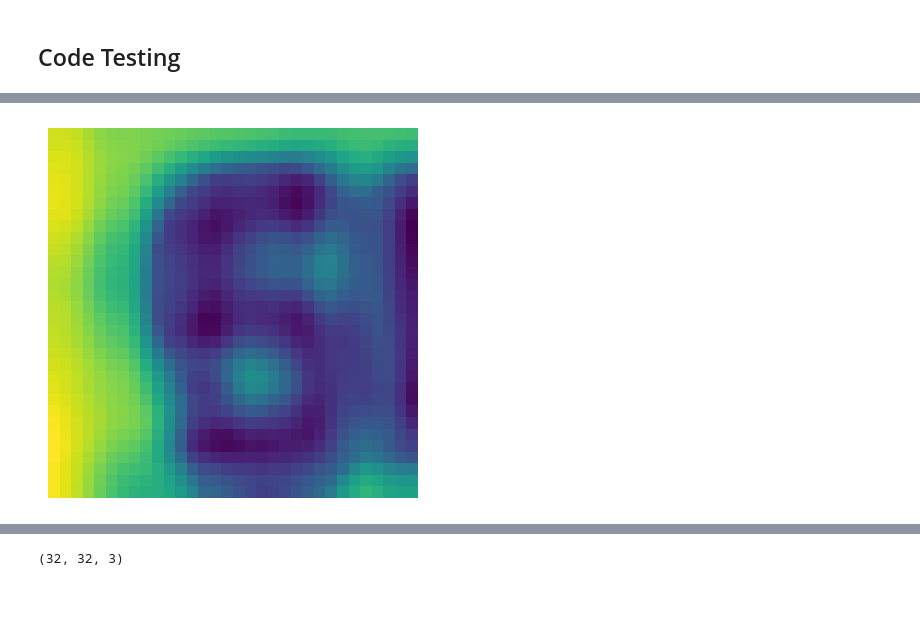
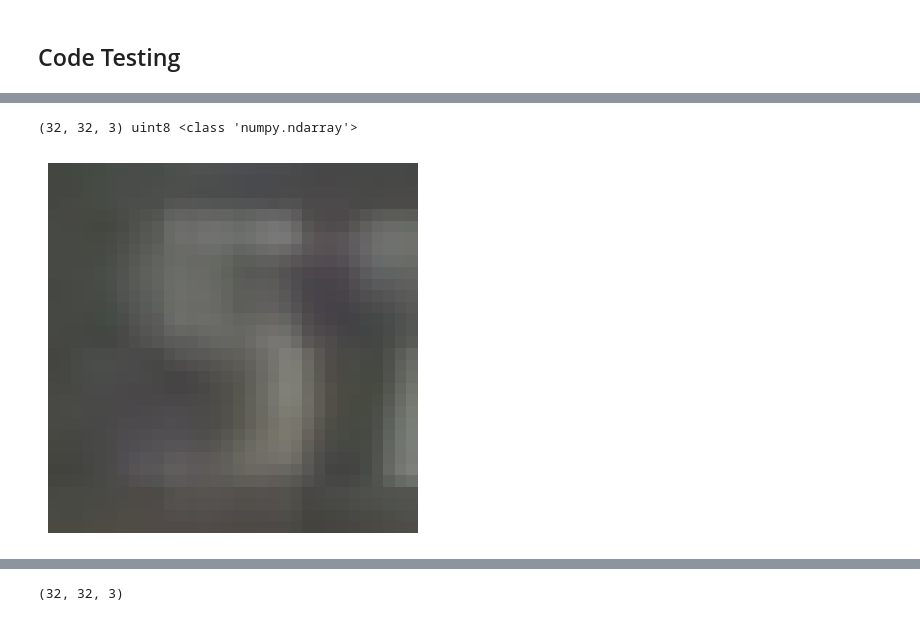
Before and after one commit to TheTrooper83/Final_project_2024, a Jupyter notebook: Model/Feature Protype.ipynb, the cells around one changed output, grey strips where cells are left out. Drawn from its saved outputs; the diff is of its cells as text; code cells hidden in the pictures.

```diff
--- a/Model/Feature Protype.ipynb
+++ b/Model/Feature Protype.ipynb
@@ -867,20 +921,20 @@ kernel = np.ones((7, 7))
 # %%
 import tensorflow_io as tfio
 
-image = X_train_reshaped[0, :, :, :]
+image = X_train_reshaped[2, :, :, :]
 # image = X_train_normalized[0, :, :, :]
 
-yuv = tfio.experimental.color.rgb_to_yuv(image)
 
 
-# print(yuv.shape, yuv.dtype)
+# yuv = tfio.experimental.color.rgb_to_yuv(image)
+image = image.astype('uint8')
 
-# yuv[:,:,0]
+print(image.shape, image.dtype, type(image))
 
-lcn_image = lcn(yuv[:,:,0], kernel)
 plt.figure()
-plt.imshow(lcn_image)
+plt.imshow(image)
 plt.axis('off')
 plt.show()
 # %% [output]
+(32, 32, 3) uint8 <class 'numpy.ndarray'>
-[figure, old version]
+[figure, new version]
```
Also changed, not shown: parts of 32 cells of this notebook, 1 other file.
